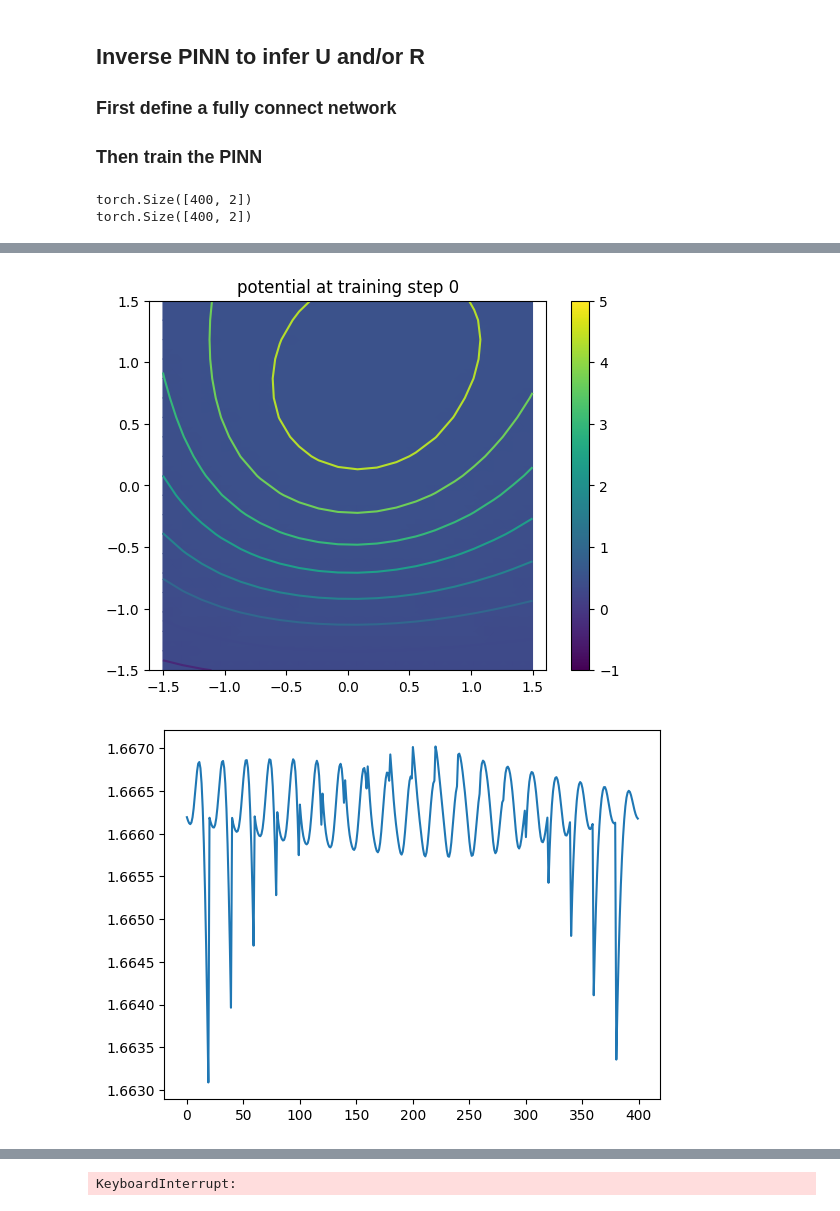
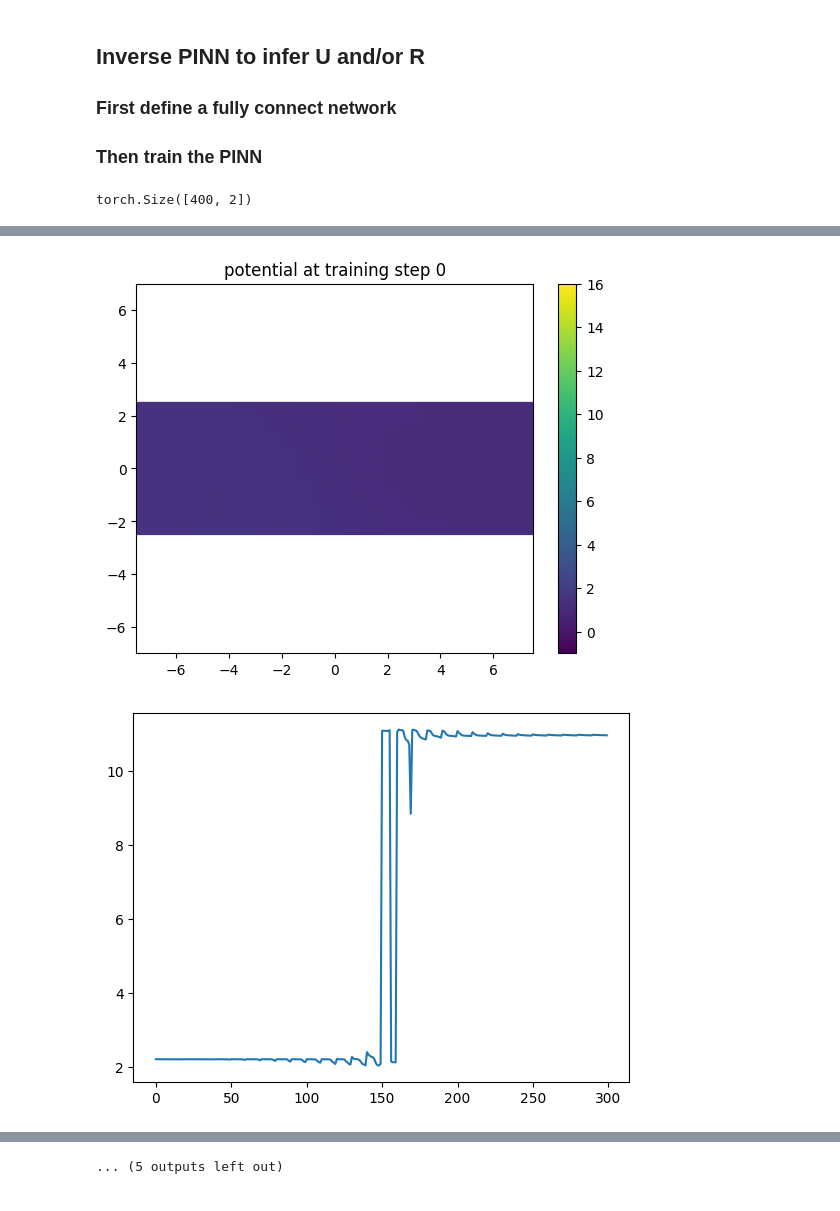
Before and after one commit to ahallback/DTU-PINN-project, a Jupyter notebook: 2D_Potential_Flow_Cylinder ahal.ipynb, the cells around one changed output, grey strips where cells are left out. Cells and saved outputs as stored; diff of their text form; code cells hidden in the pictures.

```diff
--- a/2D_Potential_Flow_Cylinder ahal.ipynb
+++ b/2D_Potential_Flow_Cylinder ahal.ipynb
@@ -213,16 +213,17 @@ class FullyConnected(nn.Module):
   def forward(self, x):
     x = self.input(x)
     x = self.hidden(x)
+    x = self.hidden(x)
     x = self.output(x)
     return x
 # %%
 torch.manual_seed(123)
 
 # define a neural network to train
-pinn = FullyConnected(2, 64, 1)
+pinn = FullyConnected(2, 264, 1)
 
 # define training points over the entire domain, for the physics loss
-x_physics = torch.linspace(-2, 2, 20).requires_grad_(True)
+x_physics = torch.linspace(-5.5, 5.5, 20).requires_grad_(True)
 y_physics = torch.linspace(-2, 2, 20).requires_grad_(True)
 grid_x_physics, grid_y_physics = torch.meshgrid(x_physics, y_physics, indexing='ij')
 grid_xy_physics = torch.stack((grid_x_physics.ravel(), grid_y_physics.ravel()))
@@ -230,23 +231,22 @@ grid_xy_physics = torch.transpose(grid_xy_physics, 0, 1)
 print(grid_xy_physics.size())
 
 # define data over the domain
-x_data = torch.linspace(-1.5, 1.5, 20)
-y_data = torch.linspace(-1.5, 1.5, 20)
+x_data = torch.linspace(-7.5, 7.5, 30)
+y_data = torch.linspace(-2.5, 2.5, 10)
 grid_x_data, grid_y_data = torch.meshgrid(x_data, y_data, indexing='ij')
 
-xy_data2 = torch.stack((grid_x_data.ravel(), grid_y_data.ravel())) # torch.Size([2, 100])
+xy_data2 = torch.stack((grid_x_data.ravel(), grid_y_data.ravel()))
 xy_data_final = torch.transpose(xy_data2, 0, 1)
-print(xy_data_final.size())
+
 
 # get analytical solution for defined data points
-grid = make_grid(nx=20, ny=20)
 phi_exact, v_x_exact, v_y_exact = compute_analytical_solution((grid_x_data, grid_y_data), U=1, R=0.5)
 plt.plot(phi_exact.ravel())
 plt.show()
 
 optimiser = torch.optim.Adam(pinn.parameters(), lr=1e-2)
 us = []
-for i in range(10001):
+for i in range(15001):
     optimiser.zero_grad()
 
     # compute physics loss
@@ -255,24 +255,37 @@ for i in range(10001):
     nabla_f = torch.autograd.grad(grad_f, grid_xy_physics, grad_outputs=torch.ones_like(grad_f), create_graph=True)[0]
 
     residual = torch.sum(nabla_f, 1)
-    physics_loss = torch.mean(residual**2)
+    physics_loss = torch.mean(residual ** 2)
 
     # compute data loss
     phi_pred = pinn(xy_data_final)
-    data_loss = torch.mean((phi_pred - phi_exact.ravel())**2)
+    data_loss = torch.mean((phi_pred - phi_exact.ravel()) ** 2)
 
     # boundary loss
-    """ TO BE INSERTED """
+    """ TO BE INSERTED
     # No flux on walls.
     left_wall_pinn = pinn(left_wall_xys)
     right_wall_pinn = pinn(right_wall_xys)
 
-    right_wall_grad
+    right_wall_grad = 0
+     """
 
+    # cylinder normal b.c.
+    """
+    grid_xy_cylinder = torch.from_numpy(cylinder_xys)
+    print(grid_xy_cylinder)
+    phi_pred_cylinder = pinn(grid_xy_cylinder)
+
+    print("done")
+    grad_f_cylinder = torch.autograd.grad(phi_pred_cylinder, cylinder_xys, grad_outputs=torch.ones_like(phi_pred_cylinder), create_graph=True)[0]
+    nabla_f_cylinder = torch.autograd.grad(grad_f_cylinder, cylinder_xys, grad_outputs=torch.ones_like(grad_f_cylinder), create_graph=True)[0]
+    residual_cylinder = torch.sum(nabla_f_cylinder, 1)
+    cylinder_loss = torch.mean(residual_cylinder ** 2)
+    """
 
     # backpropagate joint loss, take optimiser step
-    lambda1 = 1e4
-    loss = physics_loss + data_loss
+    lambda1 = 1e-4
+    loss = lambda1 * data_loss + physics_loss # + cylinder_loss
     loss.backward()
     optimiser.step()
 
@@ -287,9 +300,10 @@ for i in range(10001):
 
         fig, ax = plt.subplots()
 
-        phi = torch.reshape(phi, (20, 20)) ## er det rigtig at reshape sådan her?
-        m = ax.pcolormesh(x_data, y_data, phi, shading='Gouraud', vmin=-1, vmax=5)
-        ax.contour(x_data, y_data, phi)
+        phi = torch.reshape(phi, (30, 10))
+
+        m = ax.pcolormesh(x_data, y_data, np.swapaxes(phi,0,1), shading='Gouraud', vmin=-1, vmax=16)
+        #ax.contour(x_data, y_data, phi)
         plt.colorbar(m, ax=ax)
         ax.axis('equal')
         ax.set_title(f"potential at training step {i}")
@@ -297,4 +311,3 @@ for i in range(10001):
         plt.show()
 # %% [output]
 torch.Size([400, 2])
-torch.Size([400, 2])
@@ -303,2 +316,2 @@ torch.Size([400, 2])
-[figure, old version]
+[figure, new version]
-[figure, old version]
+[figure, new version]
@@ -308 +325 @@ torch.Size([400, 2])
-KeyboardInterrupt:
+... (5 outputs left out)
```
Also changed, not shown: parts of 16 cells of this notebook.
